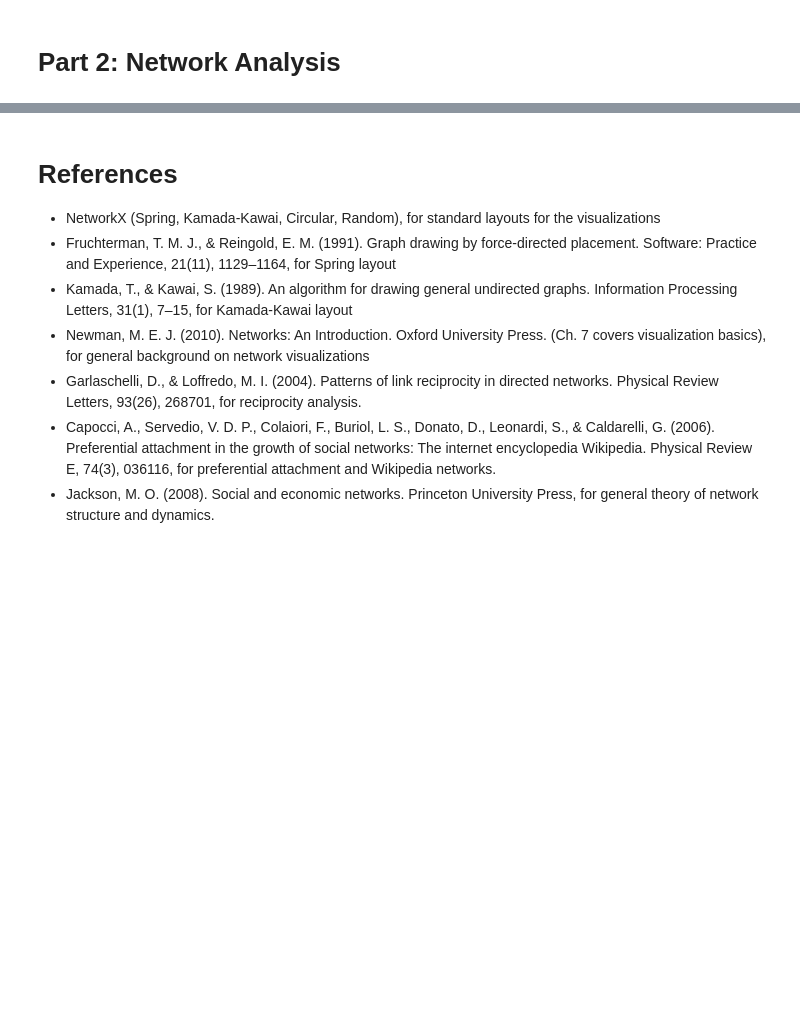
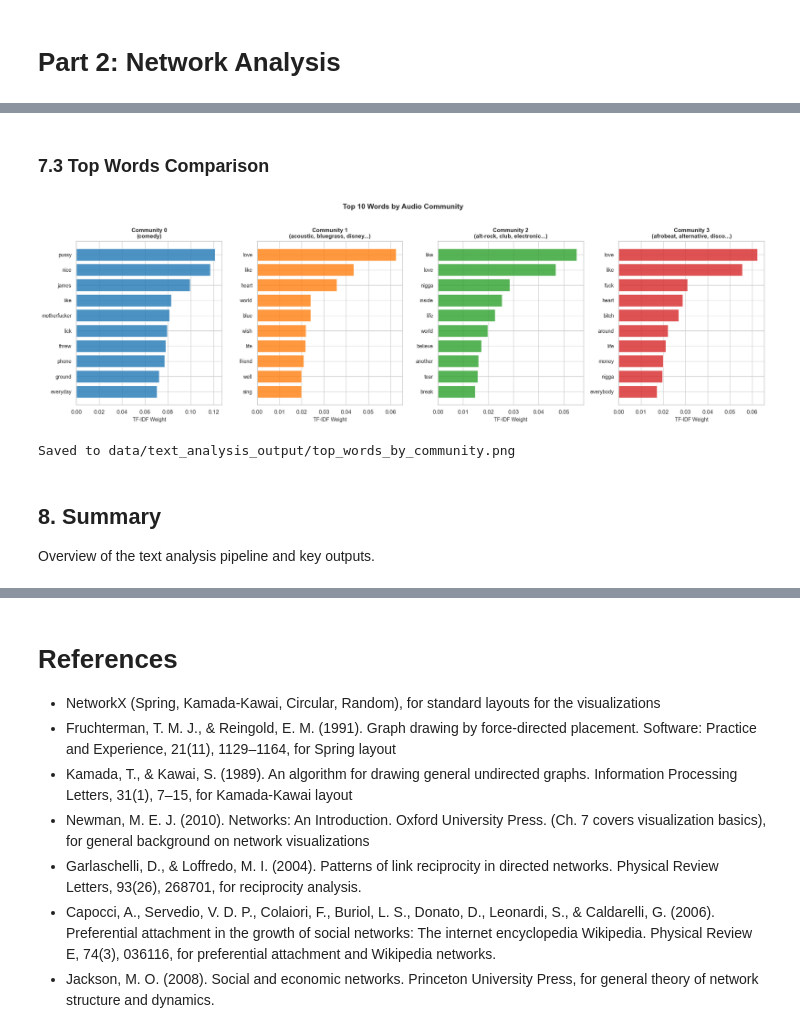
Before and after one commit to adamajane/social-graphs-and-interactions-02805-assignments, a Jupyter notebook: final_project/final_project_explainer.ipynb, the cells around one changed output, grey strips where cells are left out. Drawn from its saved outputs; the diff is of its cells as text; code cells hidden in the pictures; blank space fills up the shorter version.

```diff
--- a/final_project/final_project_explainer.ipynb
+++ b/final_project/final_project_explainer.ipynb
@@ -917,0 +2344,57 @@ Clean dataset saved to data/clean_spotify_tracks_dataset.csv (73403 rows, 21 col
+# %% [markdown]
+### 7.3 Top Words Comparison
+# %%
+# Create a side-by-side bar chart showing top 10 words per community
+TOP_N_WORDS = 10
+
+fig, axes = plt.subplots(1, n_comms_wc, figsize=(5 * n_comms_wc, 6), sharey=False)
+
+if n_comms_wc == 1:
+    axes = [axes]
+
+for i, cid in enumerate(communities_in_data):
+    ax = axes[i]
+
+    # Get aggregated TF-IDF for community
+    comm_vector = get_community_tfidf_aggregated(df_lyrics, tfidf_matrix, cid)
+
+    if comm_vector is None:
+        ax.text(0.5, 0.5, 'No data', ha='center', va='center')
+        ax.set_title(f'Community {cid}')
+        continue
+
+    # Get top terms
+    top_terms = get_top_terms_from_vector(comm_vector, feature_names, top_n=TOP_N_WORDS)
+
+    # Create horizontal bar chart
+    words = list(top_terms.keys())
+    weights = list(top_terms.values())
+
+    # Reverse for top-to-bottom ordering
+    words = words[::-1]
+    weights = weights[::-1]
+
+    color = COMMUNITY_COLOR_MAP[cid]
+    ax.barh(words, weights, color=color, alpha=0.8)
+
+    # Get genres in community for subtitle
+    genres_in_comm = df_lyrics[df_lyrics['community_id'] == cid]['genre'].unique()
+    genre_str = ', '.join(sorted(genres_in_comm)[:3]) + ('...' if len(genres_in_comm) > 3 else '')
+
+    ax.set_xlabel('TF-IDF Weight', fontsize=10)
+    ax.set_title(f'Community {cid}\n({genre_str})', fontsize=11, fontweight='bold')
+    ax.tick_params(axis='y', labelsize=10)
+
+plt.suptitle(f'Top {TOP_N_WORDS} Words by Audio Community', fontsize=14, fontweight='bold', y=1.02)
+plt.tight_layout()
+plt.savefig(OUTPUT_DIR / 'top_words_by_community.png', dpi=150, bbox_inches='tight')
+plt.show()
+
+print(f"\nSaved to {OUTPUT_DIR / 'top_words_by_community.png'}")
+# %% [output]
+[figure, added]
+Saved to data/text_analysis_output/top_words_by_community.png
+# %% [markdown]
+## 8. Summary
+
+Overview of the text analysis pipeline and key outputs.
```
Also changed, not shown: parts of 57 cells of this notebook, 4 other files.
